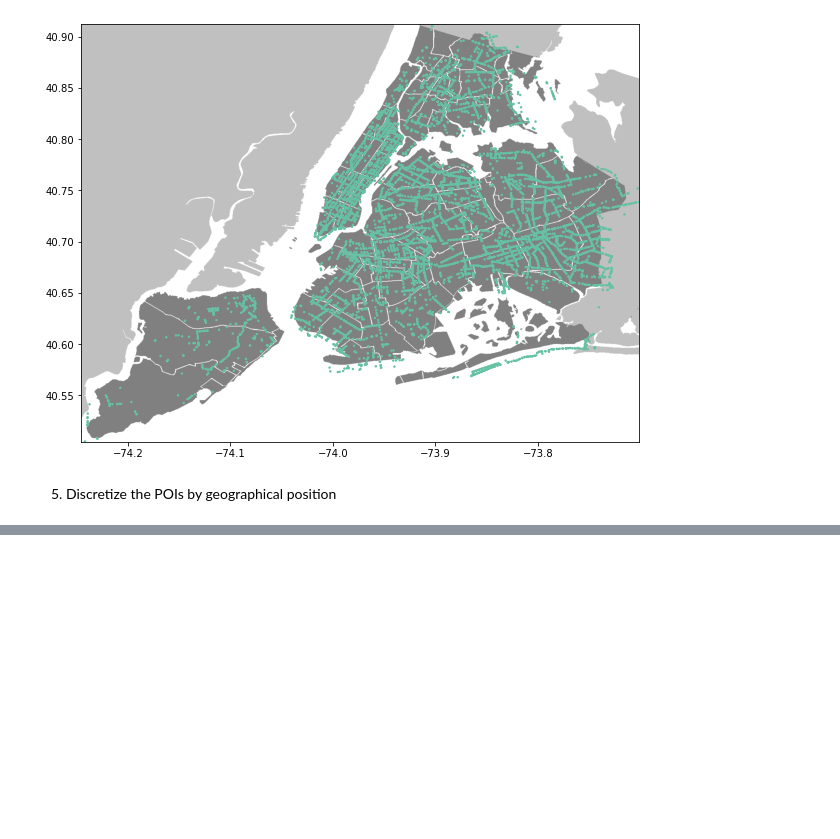
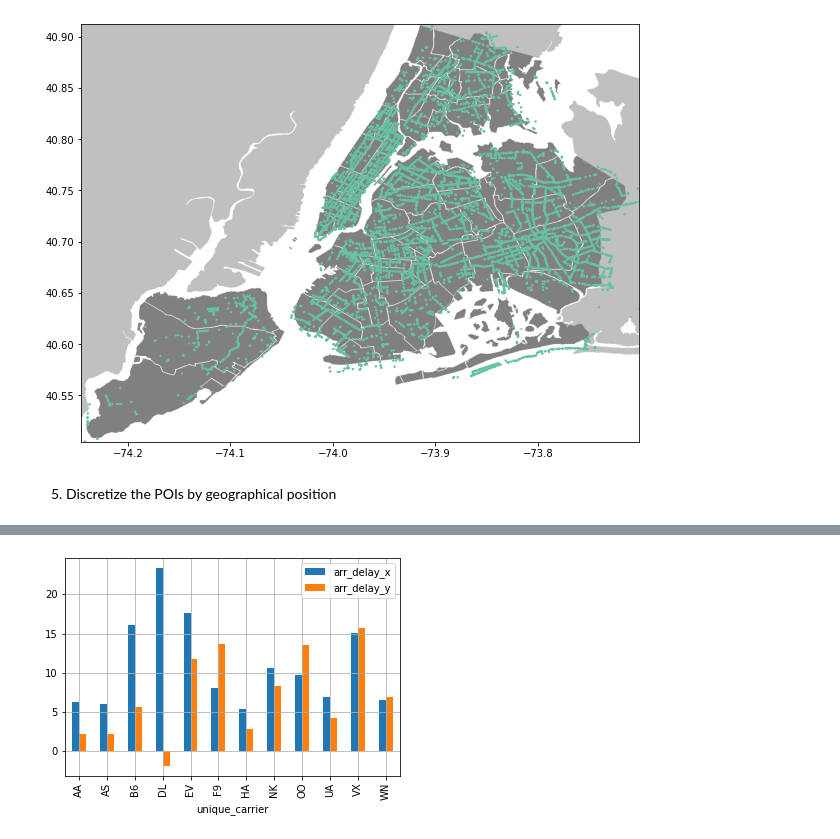
Before and after one commit to Edoch94/data-science-lab-1, a Jupyter notebook: MyRepo/Lab5/Lab5.ipynb, the cells around one changed output, grey strips where cells are left out. Saved outputs shown, nothing was run; the diff lists cells and outputs as text; code cells hidden in the pictures; blank space fills up the shorter version.

```diff
--- a/MyRepo/Lab5/Lab5.ipynb
+++ b/MyRepo/Lab5/Lab5.ipynb
@@ -180,0 +393,4 @@ NY_map_plot(data_IN, 'highway')
+# %%
+flight_weekends = flight.loc[flight['weekday'] > 4].groupby('unique_carrier')['arr_delay'].mean()
+
+flight_weekends
@@ -180,0 +412,4 @@ NY_map_plot(data_IN, 'highway')
+# %%
+flight_workdays = flight.loc[flight['weekday'] <= 4].groupby('unique_carrier')['arr_delay'].mean()
+
+flight_workdays
@@ -180,0 +431,4 @@ NY_map_plot(data_IN, 'highway')
+# %%
+flight_arr_delays = pd.merge(flight_weekends, flight_workdays, right_index=True, left_index=True)
+
+flight_arr_delays
@@ -180,0 +450,4 @@ NY_map_plot(data_IN, 'highway')
+# %%
+flight_arr_delays.plot.bar().grid(True)
+# %% [output]
+[figure, added]
```
Also changed, not shown: parts of 53 cells of this notebook, 1 other file.
